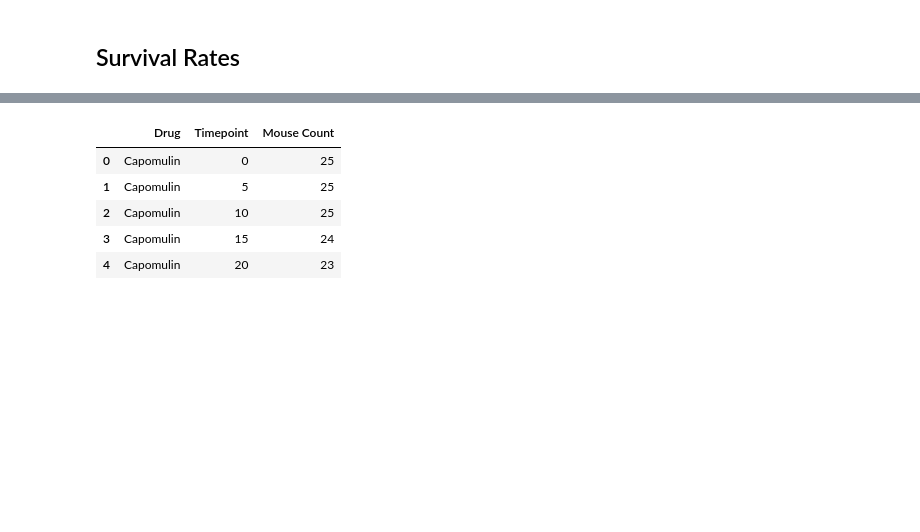
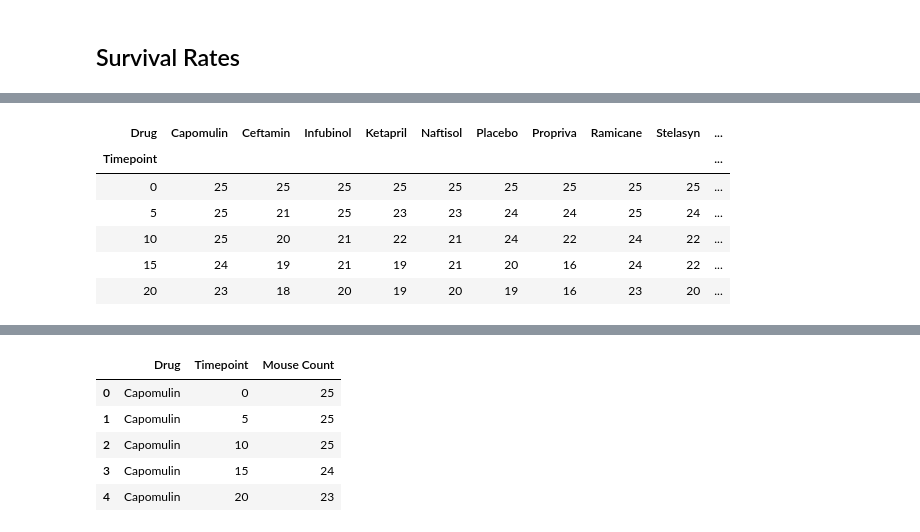
Before and after one commit to rockhound03/matplotlib-challenge, a Jupyter notebook: Pymaceuticals/pymaceuticals_starter.ipynb, the cells around one changed output, grey strips where cells are left out. Saved outputs shown, nothing was run; the diff lists cells and outputs as text; code cells hidden in the pictures; blank space fills up the shorter version.

```diff
--- a/Pymaceuticals/pymaceuticals_starter.ipynb
+++ b/Pymaceuticals/pymaceuticals_starter.ipynb
@@ -345,0 +348,14 @@ plt.show()
+# %%
+mouse_transpose = mouse_df.copy()
+mouse_transpose = mouse_transpose.pivot(index='Timepoint', columns='Drug')
+mouse_transpose['Mouse Count'].head(5)
+#mouse_percent = mouse_transpose['Mouse Count'] / mouse_transpose['Mouse Count'][drug_names[0]][0] * 100
+#mouse_percent
+# %% [output]
+| Drug | Capomulin | Ceftamin | Infubinol | Ketapril | Naftisol | Placebo | Propriva | Ramicane | Stelasyn | ... |
+| Timepoint |  |  |  |  |  |  |  |  |  | ... |
+| 0 | 25 | 25 | 25 | 25 | 25 | 25 | 25 | 25 | 25 | ... |
+| 5 | 25 | 21 | 25 | 23 | 23 | 24 | 24 | 25 | 24 | ... |
+| 10 | 25 | 20 | 21 | 22 | 21 | 24 | 22 | 24 | 22 | ... |
+| 15 | 24 | 19 | 21 | 19 | 21 | 20 | 16 | 24 | 22 | ... |
+| 20 | 23 | 18 | 20 | 19 | 20 | 19 | 16 | 23 | 20 | ... |
```
Also changed, not shown: parts of 6 cells of this notebook.
